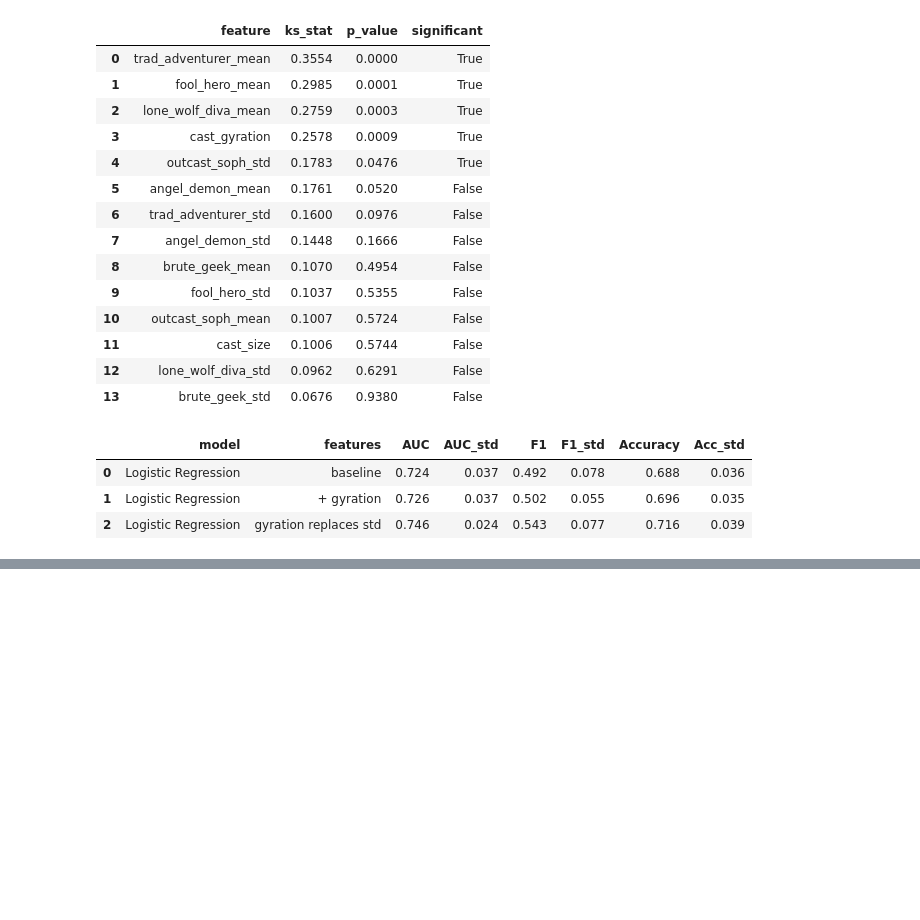
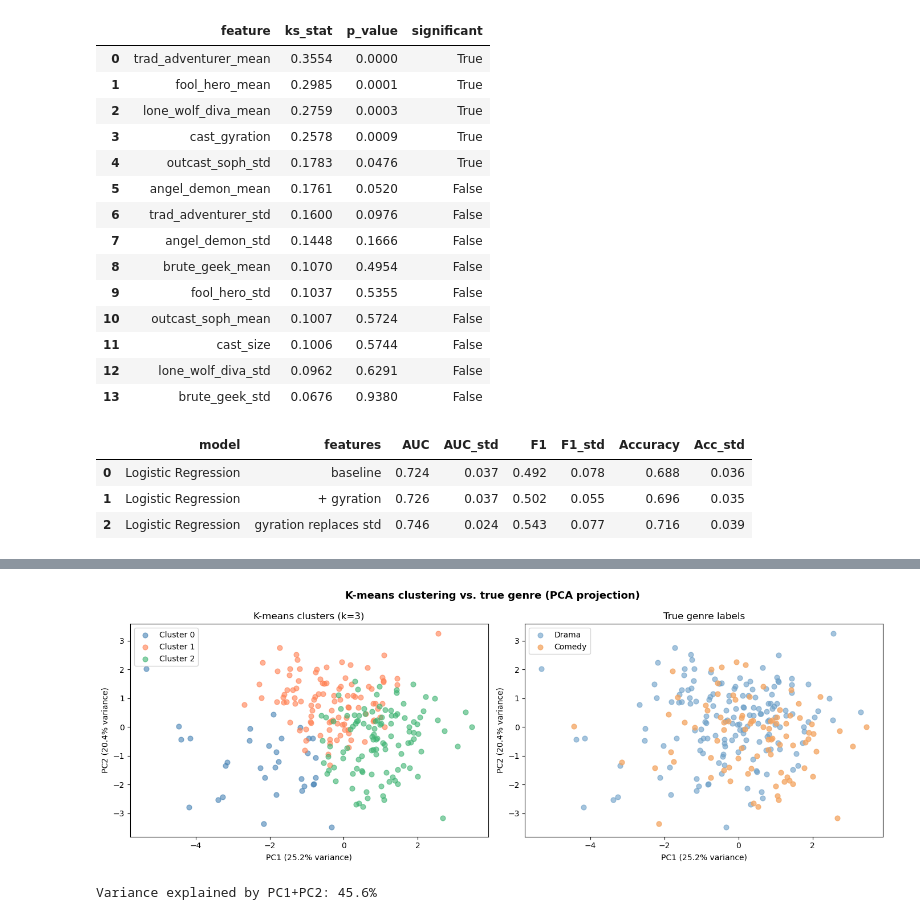
Before and after one commit to lcohenwanis/pocs2-spring2026-genre-from-archetypes, a Jupyter notebook: notebooks/prediction_gyration.ipynb, the cells around one changed output, grey strips where cells are left out. Cells and saved outputs as stored; diff of their text form; code cells hidden in the pictures; blank space fills up the shorter version.

```diff
--- a/notebooks/prediction_gyration.ipynb
+++ b/notebooks/prediction_gyration.ipynb
@@ -177,4 +183,9 @@ results_df.round(3)
 | 1 | Logistic Regression | + gyration | 0.726 | 0.037 | 0.502 | 0.055 | 0.696 | 0.035 |
 | 2 | Logistic Regression | gyration replaces std | 0.746 | 0.024 | 0.543 | 0.077 | 0.716 | 0.039 |
 # %%
-df[gyration_features].corr()[['cast_gyration']].round(3).sort_values('cast_gyration', ascending=False)
+scaler = StandardScaler()
+X_scaled = scaler.fit_transform(X_no_std)
+
+# tried 2, 3, 4 clusters, 3 was best for ARI and interpretability
+kmeans = KMeans(n_clusters=3, random_state=42, n_init=10)
+cluster_labels = kmeans.fit_predict(X_scaled)
@@ -196,0 +209,35 @@ df[gyration_features].corr()[['cast_gyration']].round(3).sort_values('cast_gyrat
+# %%
+pca = PCA(n_components=2)
+X_pca = pca.fit_transform(X_scaled)
+
+fig, axes = plt.subplots(1, 2, figsize=(14, 5))
+
+# Left: colored by k-means cluster
+for cluster_id, color in zip([0, 1, 2], ['steelblue', 'coral', 'mediumseagreen']):
+    mask = cluster_labels == cluster_id
+    axes[0].scatter(X_pca[mask, 0], X_pca[mask, 1],
+                    color=color, alpha=0.6, s=40, label=f'Cluster {cluster_id}')
+axes[0].set_title('K-means clusters (k=3)')
+axes[0].set_xlabel(f'PC1 ({pca.explained_variance_ratio_[0]:.1%} variance)')
+axes[0].set_ylabel(f'PC2 ({pca.explained_variance_ratio_[1]:.1%} variance)')
+axes[0].legend()
+
+# Right: colored by true genre
+axes[1].scatter(X_pca[y==0, 0], X_pca[y==0, 1],
+                color='#6A9EC7', alpha=0.6, s=40, label='Drama')
+axes[1].scatter(X_pca[y==1, 0], X_pca[y==1, 1],
+                color='#F4A460', alpha=0.75, s=40, label='Comedy')
+axes[1].set_title('True genre labels')
+axes[1].set_xlabel(f'PC1 ({pca.explained_variance_ratio_[0]:.1%} variance)')
+axes[1].set_ylabel(f'PC2 ({pca.explained_variance_ratio_[1]:.1%} variance)')
+axes[1].legend()
+
+plt.suptitle('K-means clustering vs. true genre (PCA projection)', fontsize=13, fontweight='bold')
+plt.tight_layout()
+plt.savefig('../figures/pca_clusters_vs_genre_story_level.png', dpi=300)
+plt.show()
+
+print(f"Variance explained by PC1+PC2: {pca.explained_variance_ratio_[:2].sum():.1%}")
+# %% [output]
+[figure, added]
+Variance explained by PC1+PC2: 45.6%
```
Also changed, not shown: parts of 5 cells of this notebook.
